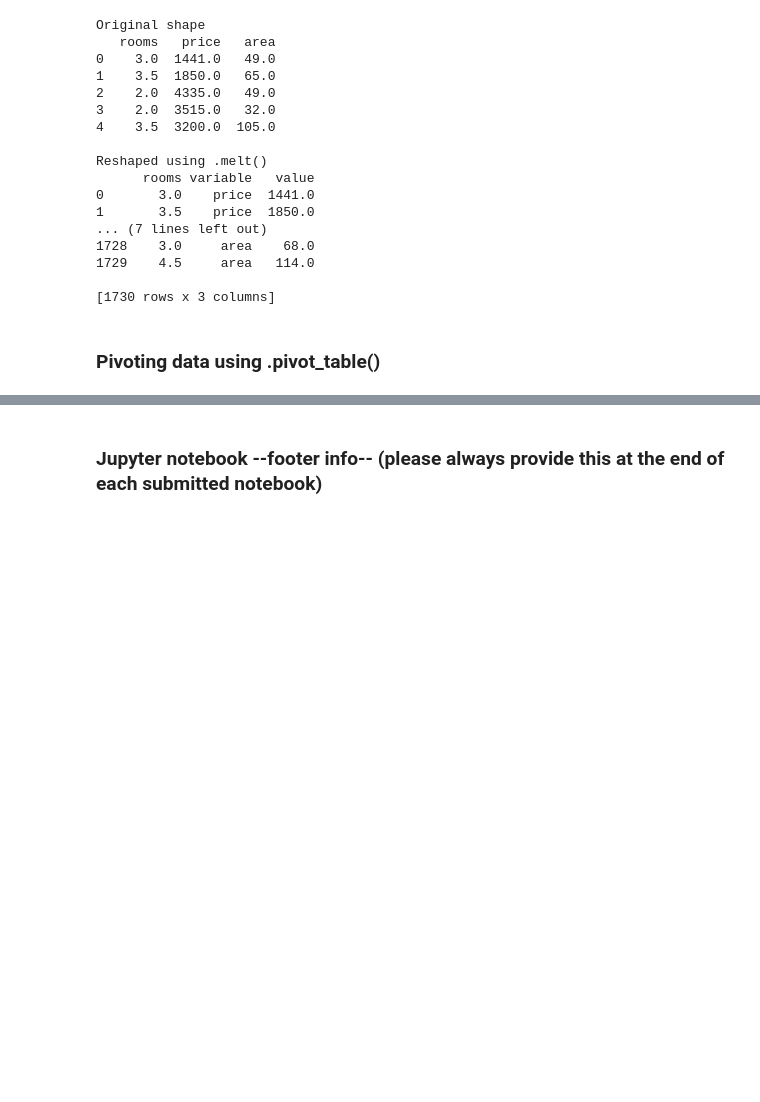
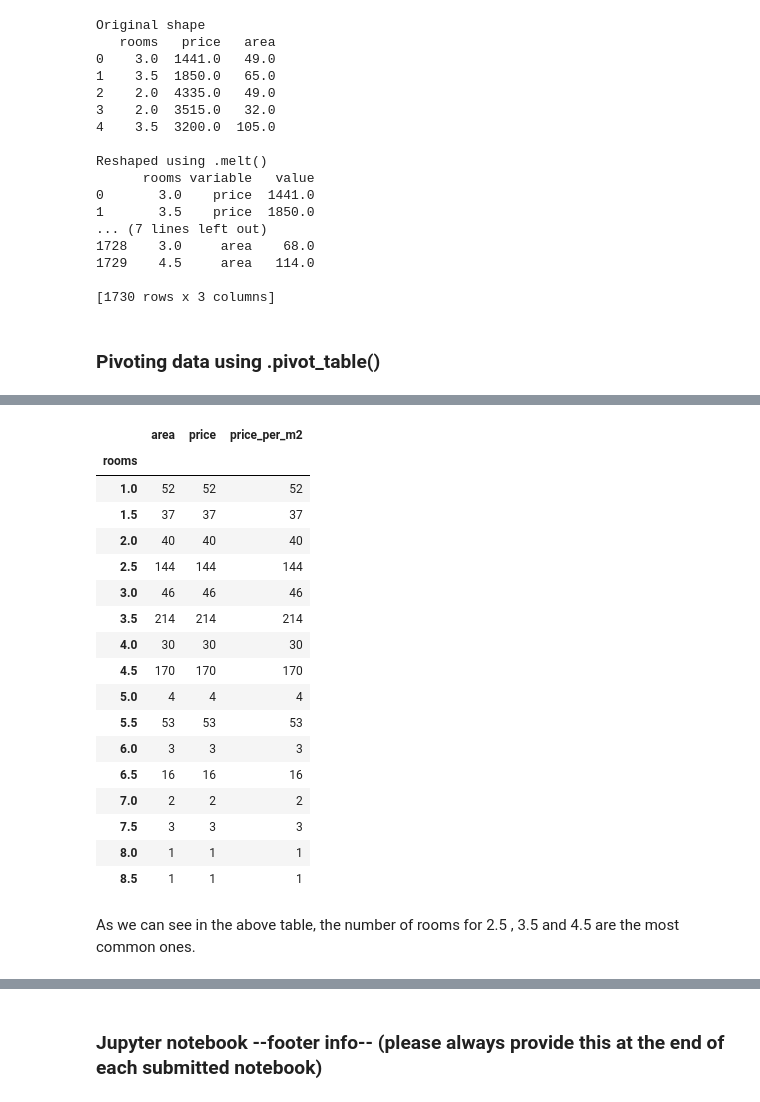
Before and after one commit to YaChiYang17/data_analytics, a Jupyter notebook: Week_03/combining_and_organizing_data.ipynb, the cells around one changed output, grey strips where cells are left out. Drawn from its saved outputs; the diff is of its cells as text; code cells hidden in the pictures; blank space fills up the shorter version.

```diff
--- a/Week_03/combining_and_organizing_data.ipynb
+++ b/Week_03/combining_and_organizing_data.ipynb
@@ -303,0 +322,27 @@ pd.pivot_table(df3[['rooms', 'price', 'area']],
+# %%
+df_pivot_count = pd.pivot_table(df3[['rooms', 'price', 'area', 'price_per_m2']],
+               index=['rooms'],
+               values=['price', 'area', 'rooms', 'price_per_m2'],
+               aggfunc='count')
+df_pivot_count
+# %% [output]
+|  | area | price | price_per_m2 |
+| rooms |  |  |  |
+| 1.0 | 52 | 52 | 52 |
+| 1.5 | 37 | 37 | 37 |
+| 2.0 | 40 | 40 | 40 |
+| 2.5 | 144 | 144 | 144 |
+| 3.0 | 46 | 46 | 46 |
+| 3.5 | 214 | 214 | 214 |
+| 4.0 | 30 | 30 | 30 |
+| 4.5 | 170 | 170 | 170 |
+| 5.0 | 4 | 4 | 4 |
+| 5.5 | 53 | 53 | 53 |
+| 6.0 | 3 | 3 | 3 |
+| 6.5 | 16 | 16 | 16 |
+| 7.0 | 2 | 2 | 2 |
+| 7.5 | 3 | 3 | 3 |
+| 8.0 | 1 | 1 | 1 |
+| 8.5 | 1 | 1 | 1 |
+# %% [markdown]
+As we can see in the above table, the number of rooms for 2.5 , 3.5 and 4.5 are the most common ones.
```
Also changed, not shown: parts of 9 cells of this notebook, 6 other files.
